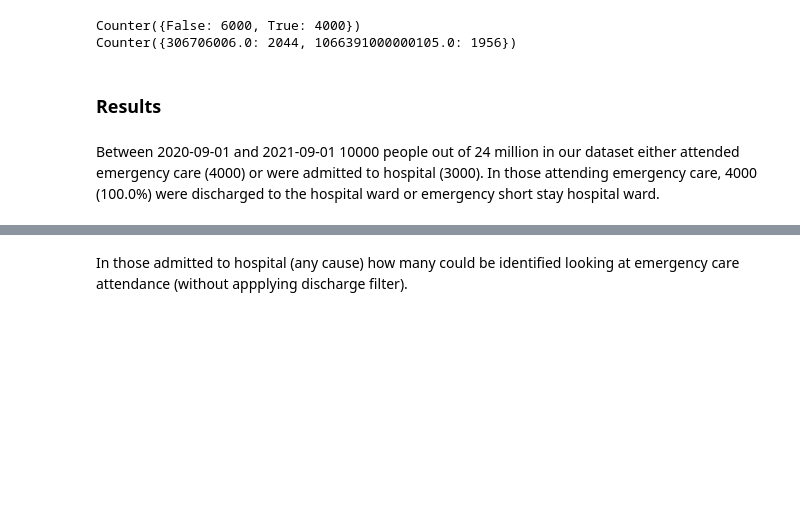
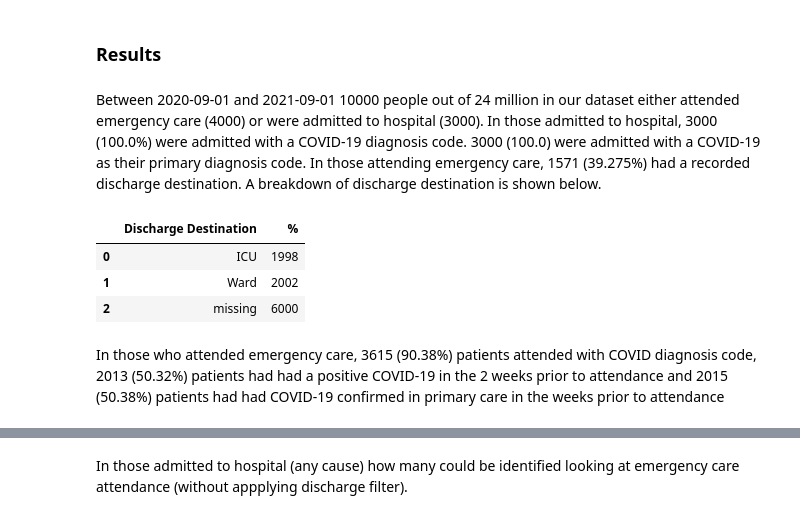
Before and after one commit to opensafely/vaccine-effectiveness-hospital-admissions-validation, a Jupyter notebook: analysis/emergency_admission_validation.ipynb, the cells around one changed output, grey strips where cells are left out. Drawn from its saved outputs; the diff is of its cells as text; code cells hidden in the pictures; blank space fills up the shorter version.

```diff
--- a/analysis/emergency_admission_validation.ipynb
+++ b/analysis/emergency_admission_validation.ipynb
@@ -52,16 +53,34 @@ num_patients_ae_hosp_discharge = len(df[df['ae_attendance']==1]['patient_id'].un
 num_patients_ae_pos_covid = len(df[(df['ae_attendance']==1) & (df['ae_attendance_covid_status']==1)]['patient_id'].unique())
 num_patients_ae_pos_covid_test = len(df[(df['ae_attendance']==1) & (df['positive_covid_test_before_ae_attendance']==1)]['patient_id'].unique())
 num_patients_ae_pos_covid_pc = len(df[(df['ae_attendance']==1) & (df['covid_primary_care_before_ae_attendance']==1)]['patient_id'].unique())
-# %%
-df['discharge_destination'] = df['discharge_destination'].astype('category')
-print(Counter(df['discharge_destination'].notnull()))
-print(Counter(df[df['discharge_destination'].notnull()]['discharge_destination']))
-# %% [output]
-Counter({False: 6000, True: 4000})
-Counter({306706006.0: 2044, 1066391000000105.0: 1956})
 # %% [markdown]
 ### Results
 # %%
-md(f'Between 2020-09-01 and 2021-09-01 {num_patients} people out of 24 million in our dataset either attended emergency care ({num_patients_ae}) or were admitted to hospital ({num_patients_hosp}). In those attending emergency care, {num_patients_ae_hosp_discharge} ({(num_patients_ae_hosp_discharge/num_patients_ae)*100}%) were discharged to the hospital ward or emergency short stay hospital ward.')
+md(f'Between 2020-09-01 and 2021-09-01 {num_patients} people out of 24 million in our dataset either attended emergency care ({num_patients_ae}) or were admitted to hospital ({num_patients_hosp}). In those admitted to hospital, {num_patients_hosp_covid} ({(num_patients_hosp_covid/num_patients_hosp)*100}%) were admitted with a COVID-19 diagnosis code.  {num_patients_hosp_prim_covid} ({(num_patients_hosp_prim_covid/num_patients_hosp)*100}) were admitted with a COVID-19 as their primary diagnosis code. In those attending emergency care, {num_patients_ae_with_discharge_destination} ({(num_patients_ae_with_discharge_destination/num_patients_ae)*100}%) had a recorded discharge destination.  A breakdown of discharge destination is shown below.')
 # %% [output]
-Between 2020-09-01 and 2021-09-01 10000 people out of 24 million in our dataset either attended emergency care (4000) or were admitted to hospital (3000). In those attending emergency care, 4000 (100.0%) were discharged to the hospital ward or emergency short stay hospital ward.
+Between 2020-09-01 and 2021-09-01 10000 people out of 24 million in our dataset either attended emergency care (4000) or were admitted to hospital (3000). In those admitted to hospital, 3000 (100.0%) were admitted with a COVID-19 diagnosis code.  3000 (100.0) were admitted with a COVID-19 as their primary diagnosis code. In those attending emergency care, 1571 (39.275%) had a recorded discharge destination.  A breakdown of discharge destination is shown below.
+# %%
+df['discharge_destination'] = df['discharge_destination'].astype('category')
+not_null_dict = (Counter(df['discharge_destination'].notnull()))
+destination_dict = (Counter(df[df['discharge_destination'].notnull()]['discharge_destination']))
+missing_number = not_null_dict[False]
+destination_dict['missing'] = missing_number
+
+discharge_dict = {1066341000000100:"Ambulatory Emergency Care", 19712007: "Patient Transfer", 183919006: "Urgent admission to hospice", 1066361000000104: "High dependency unit", 305398007: "Mortuary", 1066381000000108: "Special baby care unit", 1066331000000109: "Emergency department short stay ward", 306705005: "Police custody", 306706006:"Ward", 306689006: "Home", 306694006: "Nursing Home", 306691003: "Residential Home", 1066351000000102: "Hospital at Home", 1066401000000108: "Neonatal ICU", 1066371000000106: "Coronary Care Unit", 50861005: "Legal Custody", 1066391000000105: "ICU", "missing": "missing"}
+
+data = []
+for key, value in destination_dict.items():
+    row = [discharge_dict[key], value]
+    data.append(row)
+
+discharge_destination_df = pd.DataFrame(data, columns=["Discharge Destination", "%"])
+discharge_destination_df
+# %% [output]
+|  | Discharge Destination | % |
+| 0 | ICU | 1998 |
+| 1 | Ward | 2002 |
+| 2 | missing | 6000 |
+# %%
+md(f'In those who attended emergency care, {num_patients_ae_pos_covid} ({(num_patients_ae_pos_covid/num_patients_ae)*100:.2f}%) patients attended with COVID diagnosis code, {num_patients_ae_pos_covid_test} ({(num_patients_ae_pos_covid_test/num_patients_ae)*100:.2f}%) patients had had a positive COVID-19 in the 2 weeks prior to attendance and {num_patients_ae_pos_covid_pc} ({(num_patients_ae_pos_covid_pc/num_patients_ae)*100:.2f}%) patients had had COVID-19 confirmed in primary care in the weeks prior to attendance')
+# %% [output]
+In those who attended emergency care, 3615 (90.38%) patients attended with COVID diagnosis code, 2013 (50.32%) patients had had a positive COVID-19 in the 2 weeks prior to attendance and 2015 (50.38%) patients had had COVID-19 confirmed in primary care in the weeks prior to attendance
```
Also changed, not shown: parts of 16 cells of this notebook, 1 other file.
